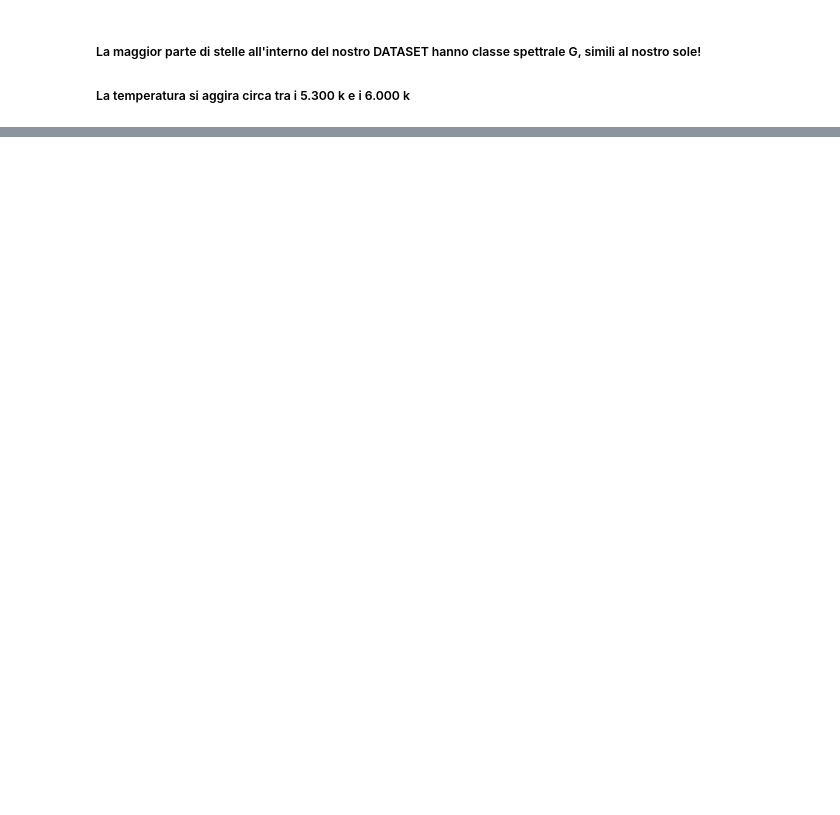
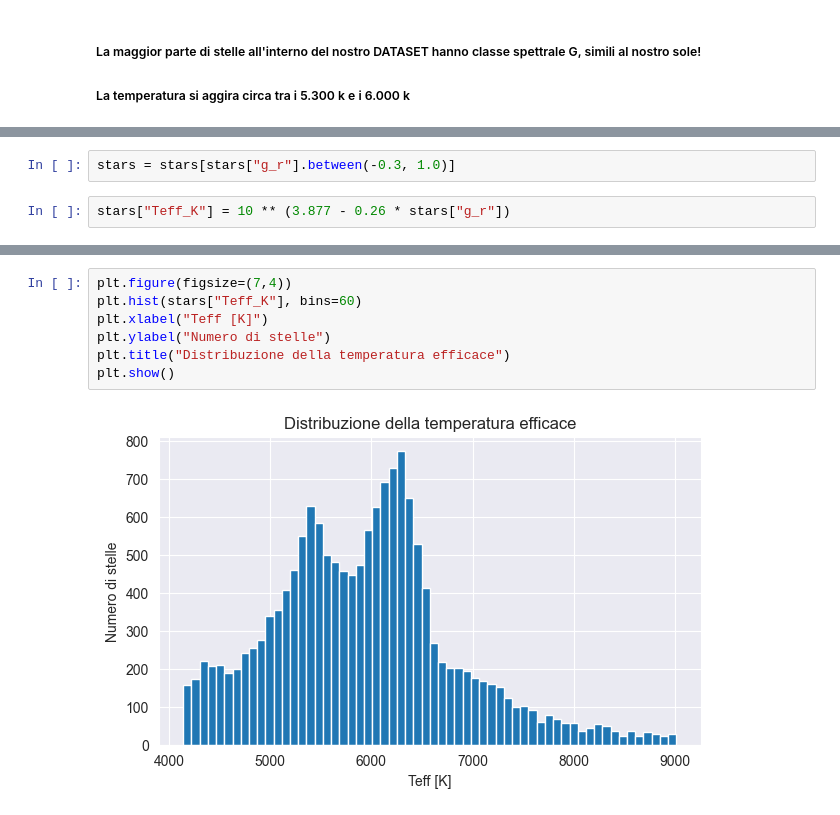
Before and after one commit to FabianCalangiu/Astronomical-Objects-Analysis, a Jupyter notebook: notebooks/explorative_analysis.ipynb, the cells around one changed output, grey strips where cells are left out. Cells and saved outputs as stored; diff of their text form; blank space fills up the shorter version.

Commit message:
Added teff analysis

```diff
--- a/notebooks/explorative_analysis.ipynb
+++ b/notebooks/explorative_analysis.ipynb
@@ -262,0 +265,4 @@ TypeError: 'list' object is not callable
+# %%
+stars = stars[stars["g_r"].between(-0.3, 1.0)]
+# %%
+stars["Teff_K"] = 10 ** (3.877 - 0.26 * stars["g_r"])
@@ -262,0 +281,9 @@ TypeError: 'list' object is not callable
+# %%
+plt.figure(figsize=(7,4))
+plt.hist(stars["Teff_K"], bins=60)
+plt.xlabel("Teff [K]")
+plt.ylabel("Numero di stelle")
+plt.title("Distribuzione della temperatura efficace")
+plt.show()
+# %% [output]
+[figure, added]
```
Also changed, not shown: parts of 11 cells of this notebook.
